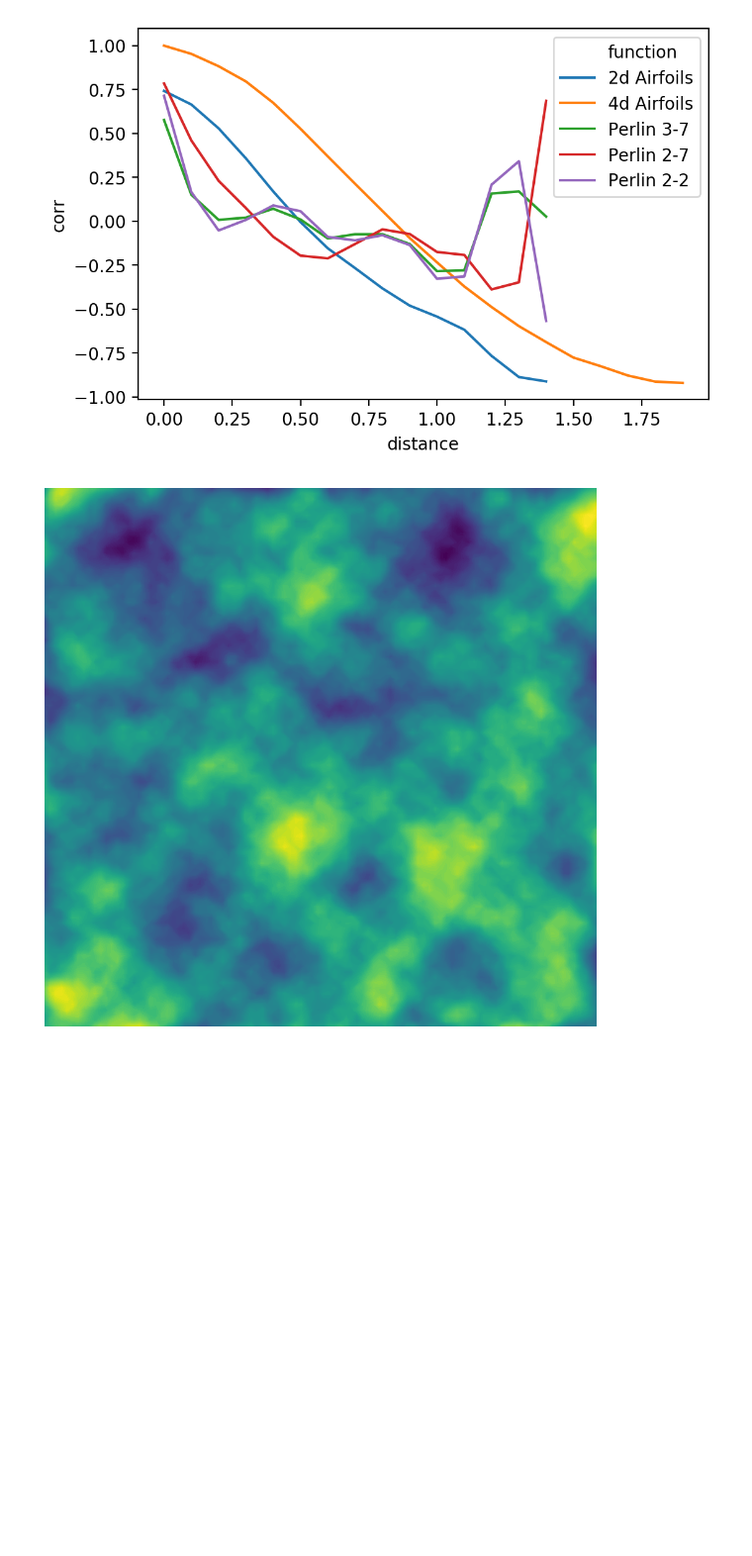
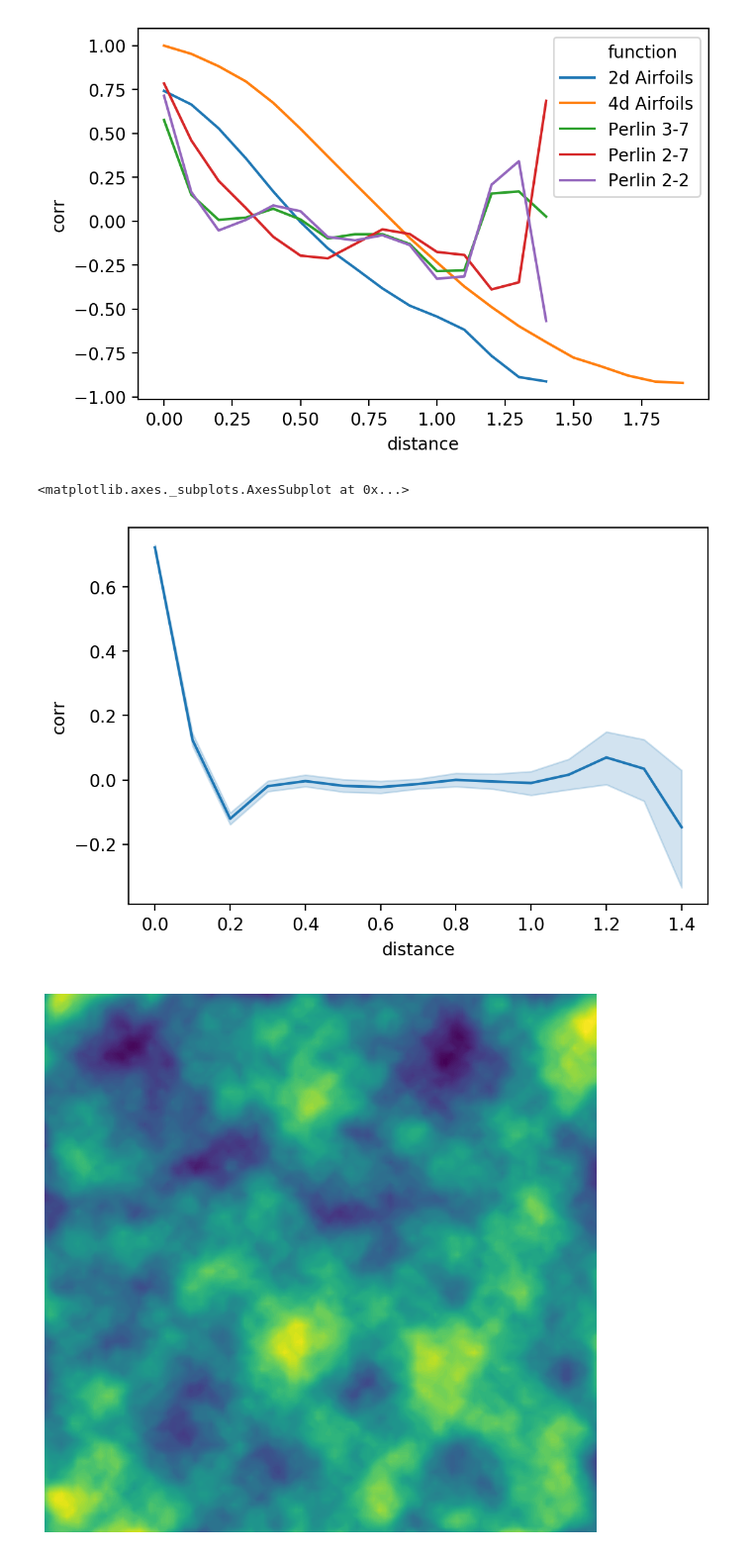
Before and after one commit to LBrinkmann/airfoil-opt-gan, a Jupyter notebook: notebooks/corr_dist.ipynb, the cells around one changed output. Shown at 99% size. Cells and saved outputs as stored; diff of their text form; code cells hidden in the pictures; blank space fills up the shorter version.

Commit message:
Update corr analysis.

```diff
--- a/notebooks/corr_dist.ipynb
+++ b/notebooks/corr_dist.ipynb
@@ -71,6 +71,9 @@ def calc_correlation_function(metrics_df):
     l = []
     for d in np.arange(0.0,dist.max(),0.1):
         xidx, yidx = np.where((dist >= d) & (dist <= d+0.1))
+        w = xidx > yidx
+        xidx = xidx[w]
+        yidx = yidx[w]
         cor = np.corrcoef(perf[xidx], perf[yidx])[0,1]
         l.append({'distance': d, 'corr': cor})
     return pd.DataFrame(l)
@@ -188,6 +191,20 @@ sns.lineplot(data=dfc, x='distance', y='corr', hue='function')
 # %% [output]
 <matplotlib.axes._subplots.AxesSubplot at 0x...>
 [figure]
+# %%
+l = []
+for s in range(50):
+    df, merged_norm = make_perlin_df(3, 3, seed=s)
+    dfc = calc_correlation_function(df)
+    l.append(dfc)
+# %%
+dfa = pd.concat(l, axis=0)
+# %%
+plt.figure(figsize=(6,4), dpi=200)
+sns.lineplot(data=dfa, x='distance', y='corr')
+# %% [output]
+<matplotlib.axes._subplots.AxesSubplot at 0x...>
+[figure, added]
 # %%
 plot_landscape(-merged_norm3)
 # %% [output]
```
Also changed, not shown: parts of 2 cells of this notebook, 2 other files.
